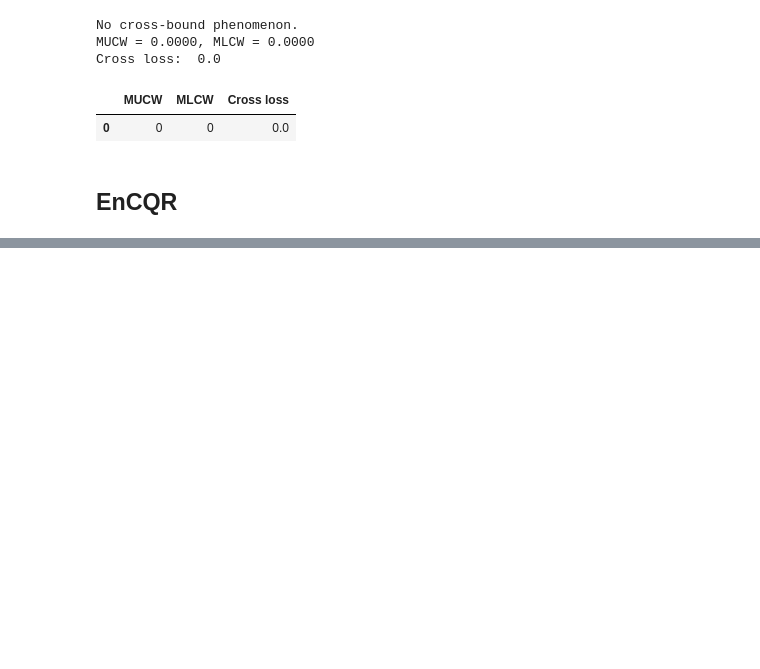
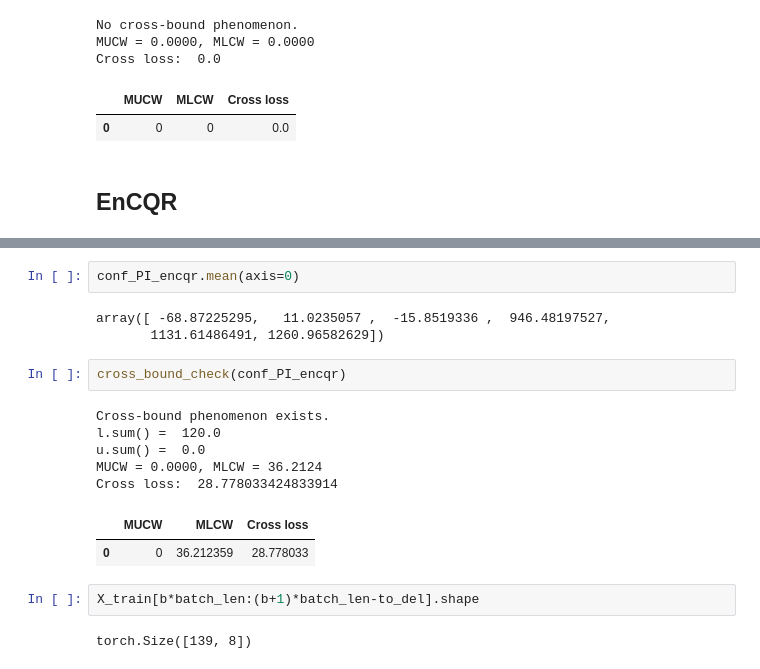
Before and after one commit to GKDGKD/NESCQR, a Jupyter notebook: notebook/Wind Power Forecasting Demo.ipynb, the cells around one changed output, grey strips where cells are left out. Drawn from its saved outputs; the diff is of its cells as text; blank space fills up the shorter version.

```diff
--- a/notebook/Wind Power Forecasting Demo.ipynb
+++ b/notebook/Wind Power Forecasting Demo.ipynb
@@ -797,0 +878,19 @@ array([  0,   1,   2,   3,   4,   5,   6,   7,   8,   9,  10,  11,  12,
+# %%
+conf_PI_encqr.mean(axis=0)
+# %% [output]
+array([ -68.87225295,   11.0235057 ,  -15.8519336 ,  946.48197527,
+       1131.61486491, 1260.96582629])
+# %%
+cross_bound_check(conf_PI_encqr)
+# %% [output]
+Cross-bound phenomenon exists.
+l.sum() =  120.0
+u.sum() =  0.0
+MUCW = 0.0000, MLCW = 36.2124
+Cross loss:  28.778033424833914
+|  | MUCW | MLCW | Cross loss |
+| 0 | 0 | 36.212359 | 28.778033 |
+# %%
+X_train[b*batch_len:(b+1)*batch_len-to_del].shape
+# %% [output]
+torch.Size([139, 8])
```
Also changed, not shown: parts of 14 cells of this notebook, 6 other files.
